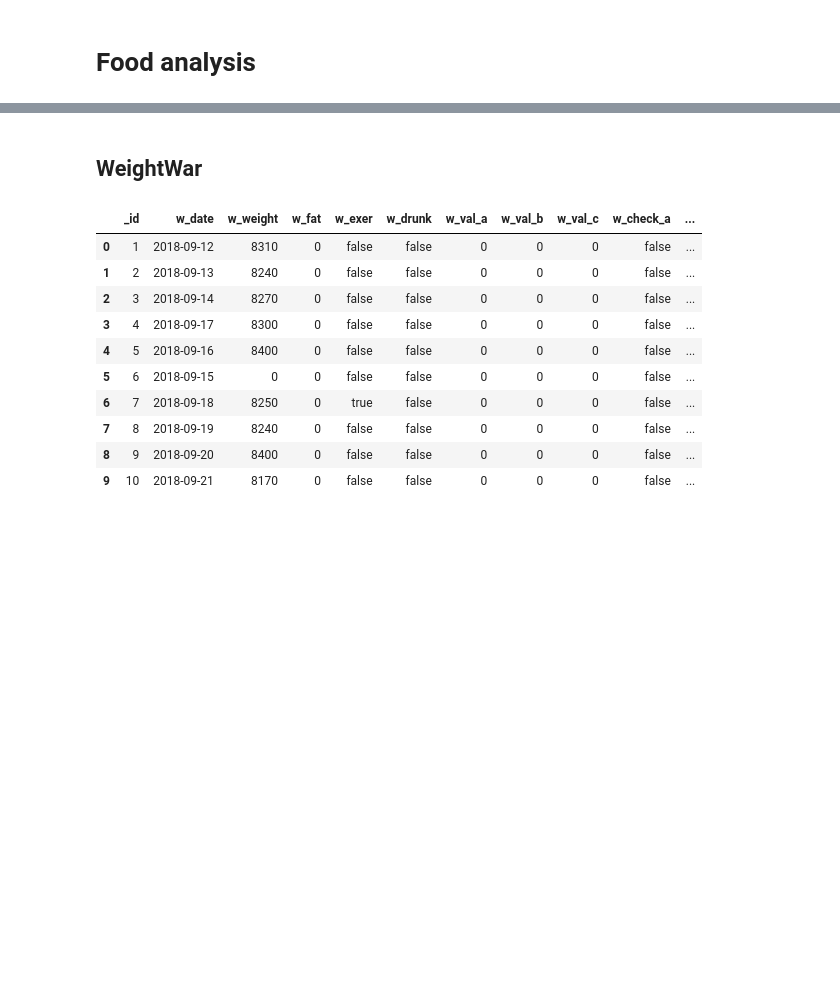
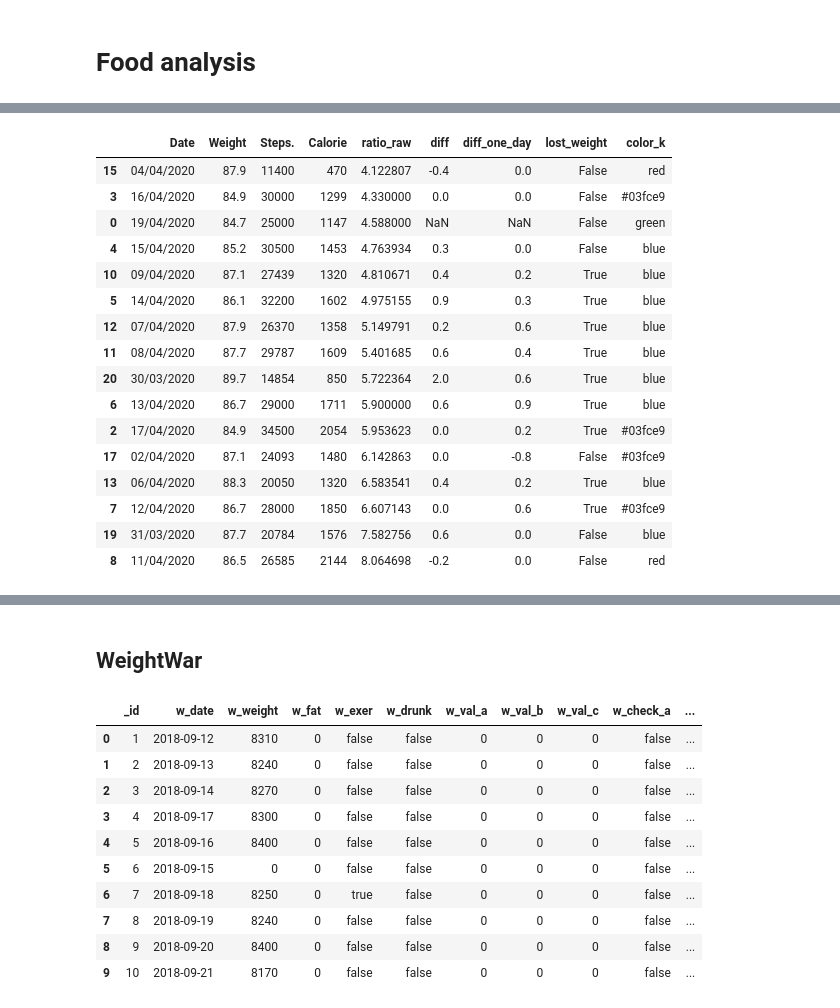
Before and after one commit to gwillig/foodwatch, a Jupyter notebook: analysis/Untitled.ipynb, the cells around one changed output, grey strips where cells are left out. Drawn from its saved outputs; the diff is of its cells as text; code cells hidden in the pictures; blank space fills up the shorter version.

```diff
--- a/analysis/Untitled.ipynb
+++ b/analysis/Untitled.ipynb
@@ -138,0 +95,20 @@ See the caveats in the documentation: https://pandas.pydata.org/pandas-docs/stab
+# %%
+df_pro.sort_values("ratio_raw")
+# %% [output]
+|  | Date | Weight | Steps. | Calorie | ratio_raw | diff | diff_one_day | lost_weight | color_k |
+| 15 | 04/04/2020 | 87.9 | 11400 | 470 | 4.122807 | -0.4 | 0.0 | False | red |
+| 3 | 16/04/2020 | 84.9 | 30000 | 1299 | 4.330000 | 0.0 | 0.0 | False | #03fce9 |
+| 0 | 19/04/2020 | 84.7 | 25000 | 1147 | 4.588000 | NaN | NaN | False | green |
+| 4 | 15/04/2020 | 85.2 | 30500 | 1453 | 4.763934 | 0.3 | 0.0 | False | blue |
+| 10 | 09/04/2020 | 87.1 | 27439 | 1320 | 4.810671 | 0.4 | 0.2 | True | blue |
+| 5 | 14/04/2020 | 86.1 | 32200 | 1602 | 4.975155 | 0.9 | 0.3 | True | blue |
+| 12 | 07/04/2020 | 87.9 | 26370 | 1358 | 5.149791 | 0.2 | 0.6 | True | blue |
+| 11 | 08/04/2020 | 87.7 | 29787 | 1609 | 5.401685 | 0.6 | 0.4 | True | blue |
+| 20 | 30/03/2020 | 89.7 | 14854 | 850 | 5.722364 | 2.0 | 0.6 | True | blue |
+| 6 | 13/04/2020 | 86.7 | 29000 | 1711 | 5.900000 | 0.6 | 0.9 | True | blue |
+| 2 | 17/04/2020 | 84.9 | 34500 | 2054 | 5.953623 | 0.0 | 0.2 | True | #03fce9 |
+| 17 | 02/04/2020 | 87.1 | 24093 | 1480 | 6.142863 | 0.0 | -0.8 | False | #03fce9 |
+| 13 | 06/04/2020 | 88.3 | 20050 | 1320 | 6.583541 | 0.4 | 0.2 | True | blue |
+| 7 | 12/04/2020 | 86.7 | 28000 | 1850 | 6.607143 | 0.0 | 0.6 | True | #03fce9 |
+| 19 | 31/03/2020 | 87.7 | 20784 | 1576 | 7.582756 | 0.6 | 0.0 | False | blue |
+| 8 | 11/04/2020 | 86.5 | 26585 | 2144 | 8.064698 | -0.2 | 0.0 | False | red |
```
Also changed, not shown: parts of 8 cells of this notebook, 7 other files.
